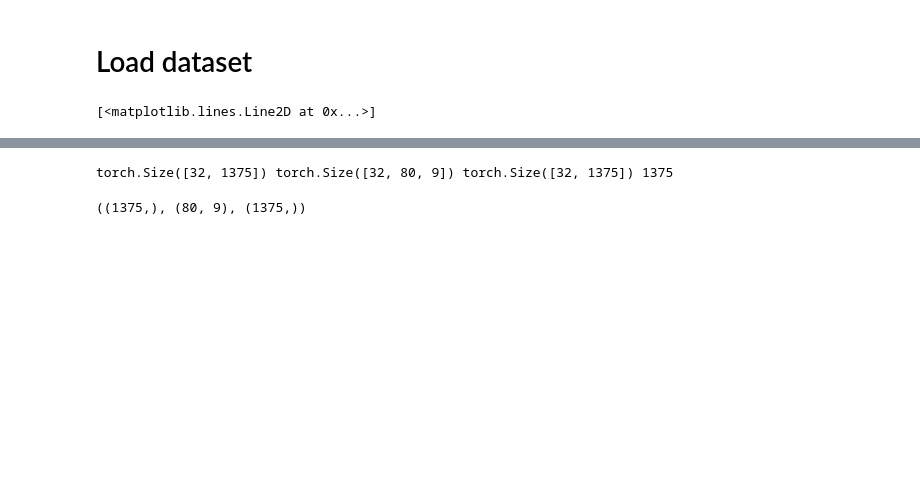
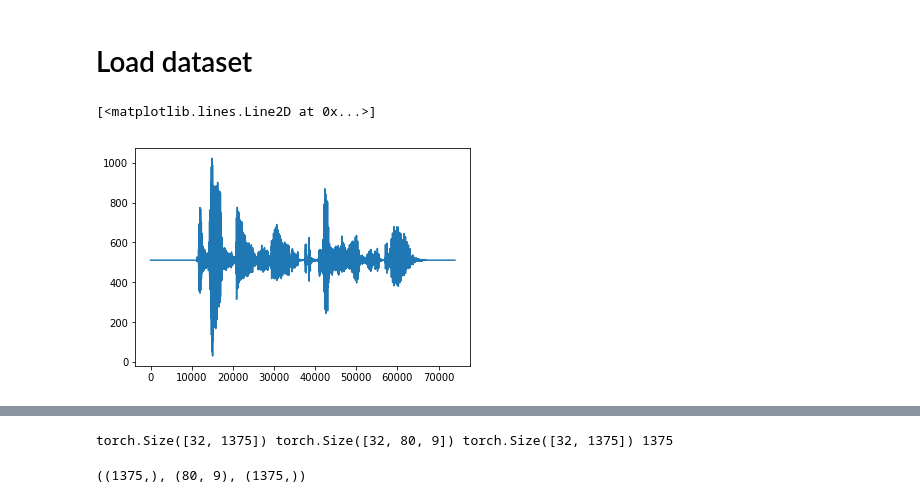
Before and after one commit to m-toman/tacorn, a Jupyter notebook: wavernn/playground.ipynb, the cells around one changed output, grey strips where cells are left out. Saved outputs shown, nothing was run; the diff lists cells and outputs as text; code cells hidden in the pictures; blank space fills up the shorter version.

Commit message:
Added wavernn debug plots

```diff
--- a/wavernn/playground.ipynb
+++ b/wavernn/playground.ipynb
@@ -79,10 +99,11 @@ else:
   raise ValueError("input_type:{} not supported".format(hyperparams.input_type))
 data_loader = wavernn.dataset.DataLoader(dataset, collate_fn=collate_fn, shuffle=False, num_workers=1, batch_size=hyperparams.batch_size)
 # %%
-el = dataset[10]
+el = dataset[0]
 plt.plot(el[1])
 # %% [output]
 [<matplotlib.lines.Line2D at 0x...>]
+[figure, added]
 # %%
 plt.imshow(el[0])
 # %% [output]
```
Also changed, not shown: parts of 15 cells of this notebook, 4 other files.
